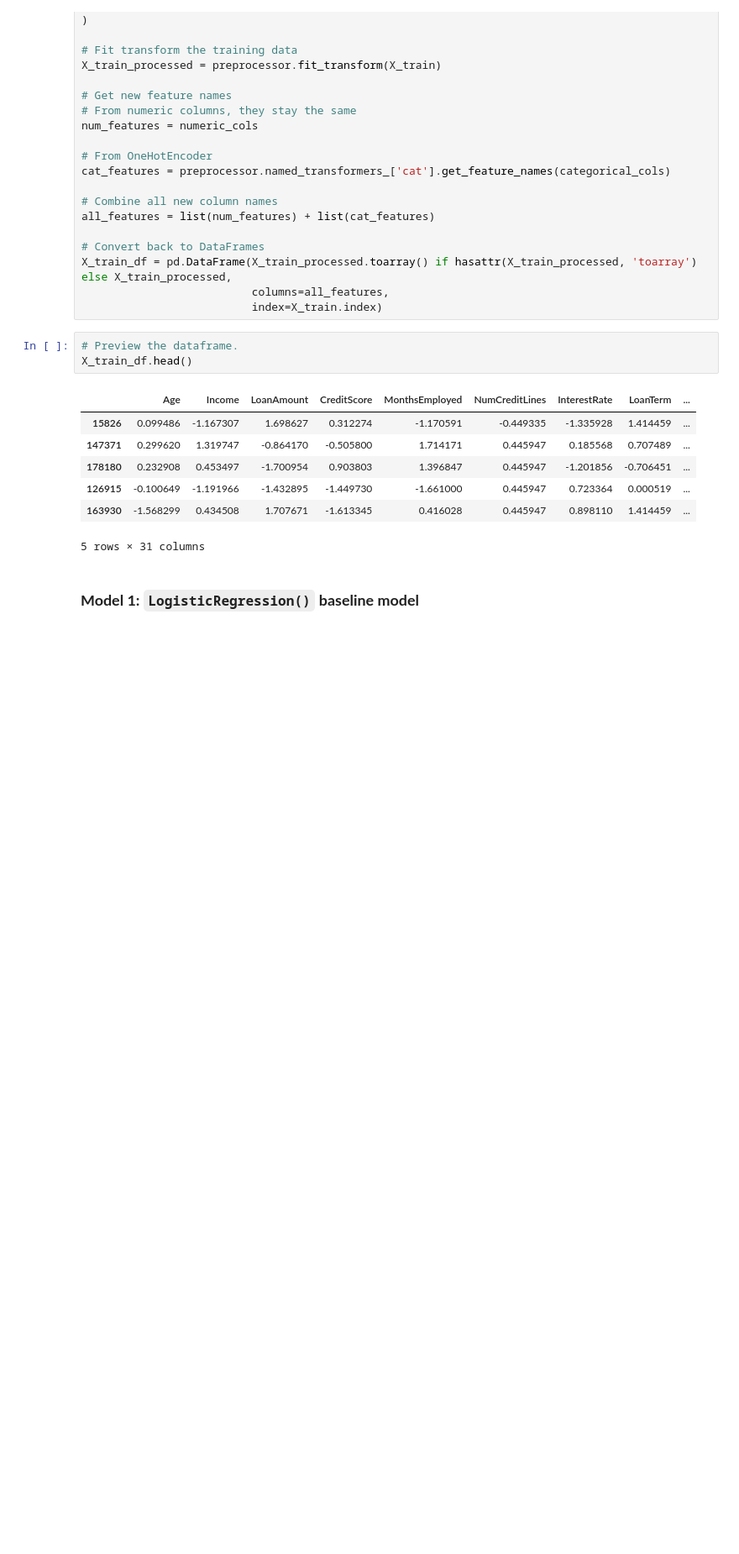
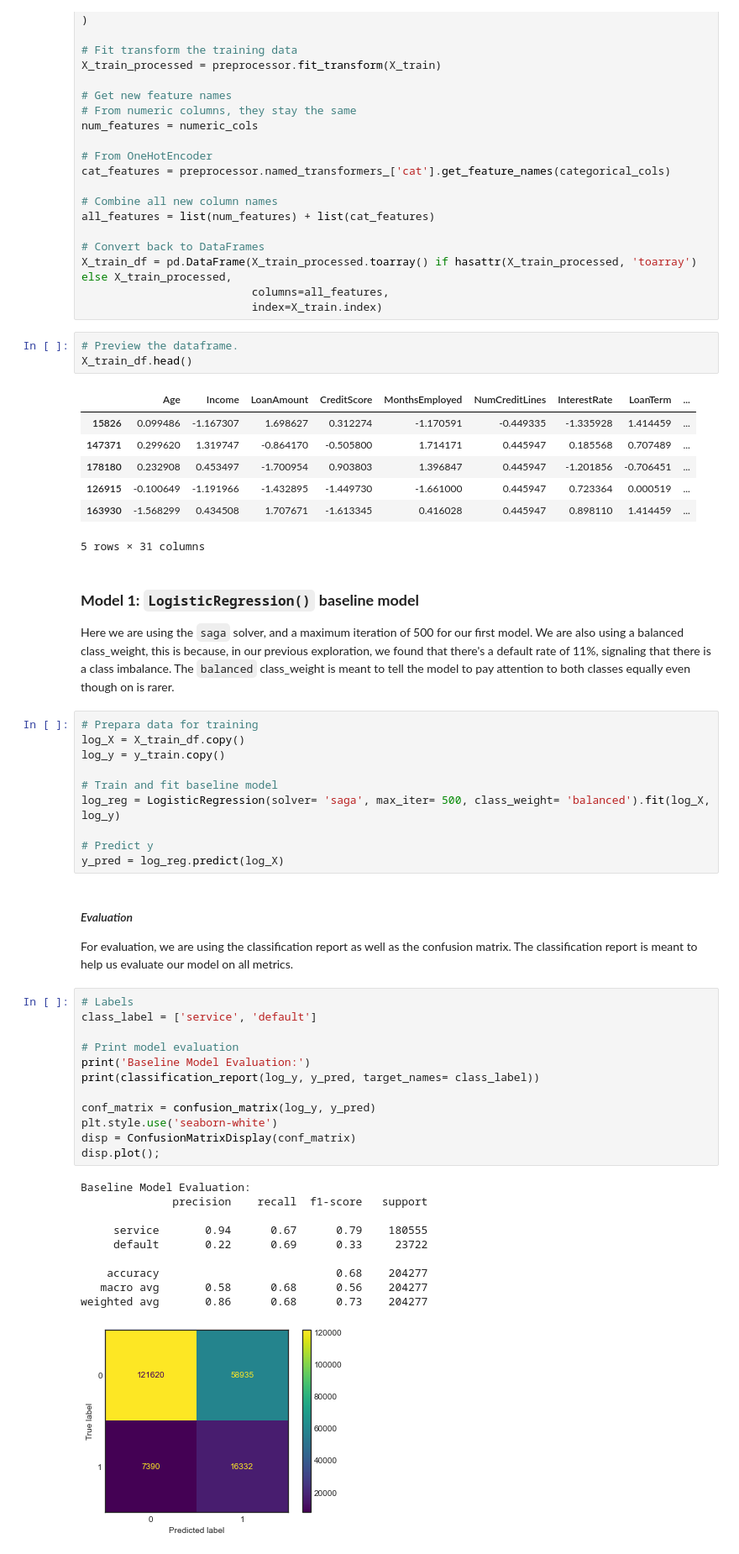
Before and after one commit to Assesa44/Who-Will-Default-, a Jupyter notebook: Notebooks/02_preprocessing_modeling.ipynb, the cells around one changed output. Shown: that part at 84% size. Cells and saved outputs as stored; diff of their text form; blank space fills up the shorter version.

Commit message:
updates: trained the first logistic regression model

```diff
--- a/Notebooks/02_preprocessing_modeling.ipynb
+++ b/Notebooks/02_preprocessing_modeling.ipynb
@@ -117,3 +123,40 @@ X_train_df.head()
 5 rows × 31 columns
 # %% [markdown]
 ### **Model 1: `LogisticRegression()` baseline model**
+Here we are using the `saga` solver, and a maximum iteration of 500 for our first model. We are also using a balanced class_weight, this is because, in our previous exploration, we found that there's a default rate of 11%, signaling that there is a class imbalance. The `balanced` class_weight is meant to tell the model to pay attention to both classes equally even though on is rarer.
+# %%
+# Prepara data for training
+log_X = X_train_df.copy()
+log_y = y_train.copy()
+
+# Train and fit baseline model
+log_reg = LogisticRegression(solver= 'saga', max_iter= 500, class_weight= 'balanced').fit(log_X, log_y)
+
+# Predict y
+y_pred = log_reg.predict(log_X)
+# %% [markdown]
+#### *Evaluation*
+For evaluation, we are using the classification report as well as the confusion matrix. The classification report is meant to help us evaluate our model on all metrics.
+# %%
+# Labels
+class_label = ['service', 'default']
+
+# Print model evaluation
+print('Baseline Model Evaluation:')
+print(classification_report(log_y, y_pred, target_names= class_label))
+
+conf_matrix = confusion_matrix(log_y, y_pred)
+plt.style.use('seaborn-white')
+disp = ConfusionMatrixDisplay(conf_matrix)
+disp.plot();
+# %% [output]
+Baseline Model Evaluation:
+              precision    recall  f1-score   support
+
+     service       0.94      0.67      0.79    180555
+     default       0.22      0.69      0.33     23722
+
+    accuracy                           0.68    204277
+   macro avg       0.58      0.68      0.56    204277
+weighted avg       0.86      0.68      0.73    204277
+[figure, added]
```
Also changed, not shown: parts of 4 cells of this notebook.
